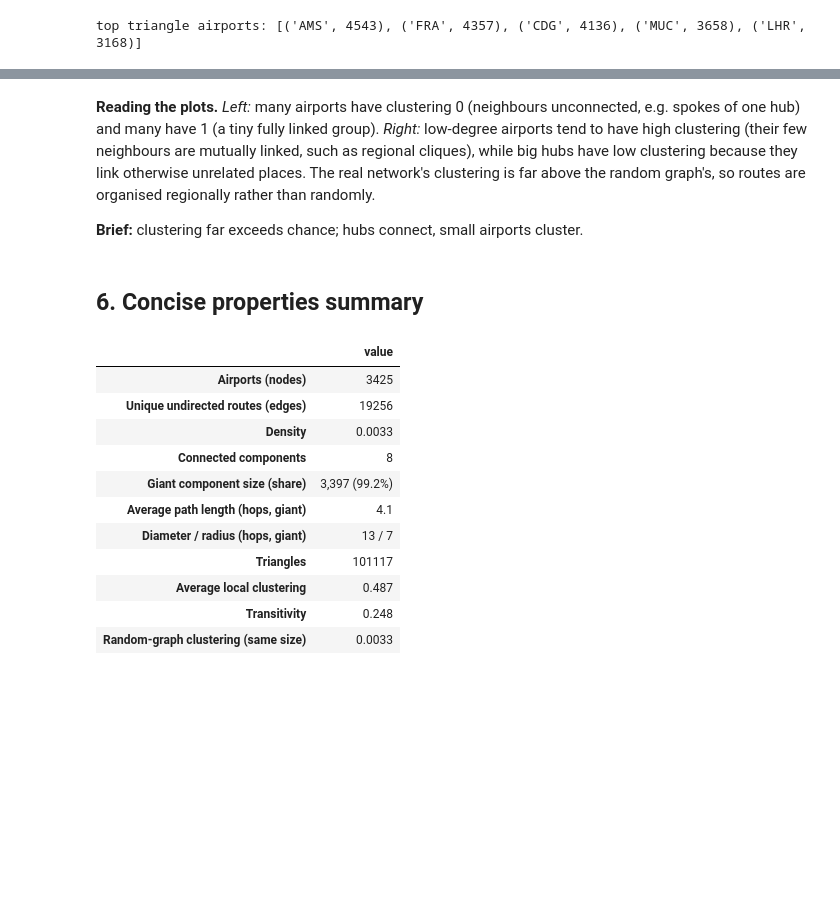
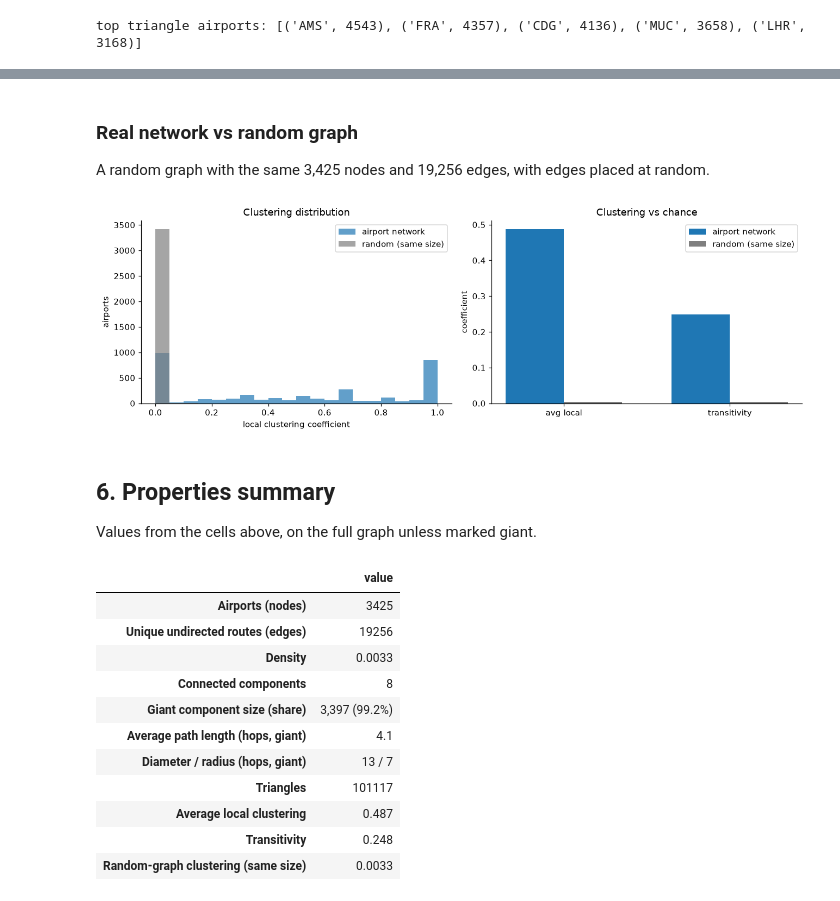
Before and after one commit to jsuryanm/math-ai-project, a Jupyter notebook: notebooks/04_connectivity_and_graph_properties.ipynb, the cells around one changed output, grey strips where cells are left out. Cells and saved outputs as stored; diff of their text form; code cells hidden in the pictures; blank space fills up the shorter version.

```diff
--- a/notebooks/04_connectivity_and_graph_properties.ipynb
+++ b/notebooks/04_connectivity_and_graph_properties.ipynb
@@ -272,9 +268,24 @@ plt.tight_layout(); plt.show()
-# %% [markdown]
-**Reading the plots.** *Left:* many airports have clustering 0 (neighbours unconnected, e.g. spokes of one hub) and many have 1 (a tiny fully linked group). *Right:* low-degree airports tend to have high clustering (their few neighbours are mutually linked, such as regional cliques), while big hubs have low clustering because they link otherwise unrelated places. The real network's clustering is far above the random graph's, so routes are organised regionally rather than randomly.
-
-**Brief:** clustering far exceeds chance; hubs connect, small airports cluster.
+# %% [markdown]
+### Real network vs random graph
+A random graph with the same 3,425 nodes and 19,256 edges, with edges placed at random.
+# %%
+fig, ax = plt.subplots(1, 2, figsize=(12, 4))
+rcc = nx.clustering(rand)
+bins = np.linspace(0, 1, 21)
+ax[0].hist(list(cc.values()), bins=bins, alpha=.7, label="airport network", color="tab:blue")
+ax[0].hist(list(rcc.values()), bins=bins, alpha=.7, label="random (same size)", color="tab:gray")
+ax[0].set(xlabel="local clustering coefficient", ylabel="airports", title="Clustering distribution"); ax[0].legend()
+vals = {"avg local": (avg_cc, nx.average_clustering(rand)), "transitivity": (trans, nx.transitivity(rand))}
+x = np.arange(len(vals)); w = .35
+ax[1].bar(x - w/2, [v[0] for v in vals.values()], w, label="airport network", color="tab:blue")
+ax[1].bar(x + w/2, [v[1] for v in vals.values()], w, label="random (same size)", color="tab:gray")
+ax[1].set_xticks(x, list(vals)); ax[1].set(ylabel="coefficient", title="Clustering vs chance"); ax[1].legend()
+plt.tight_layout(); plt.show()
+# %% [output]
+[figure, added]
 # %% [markdown]
-## 6. Concise properties summary
+## 6. Properties summary
+Values from the cells above, on the full graph unless marked giant.
 # %%
 summary = pd.Series({
     "Airports (nodes)": G.number_of_nodes(),
```
Also changed, not shown: parts of 23 cells of this notebook, 1 other file.
